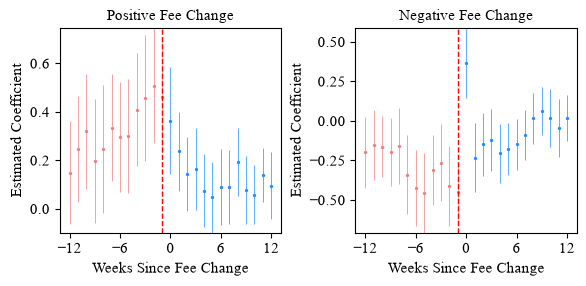
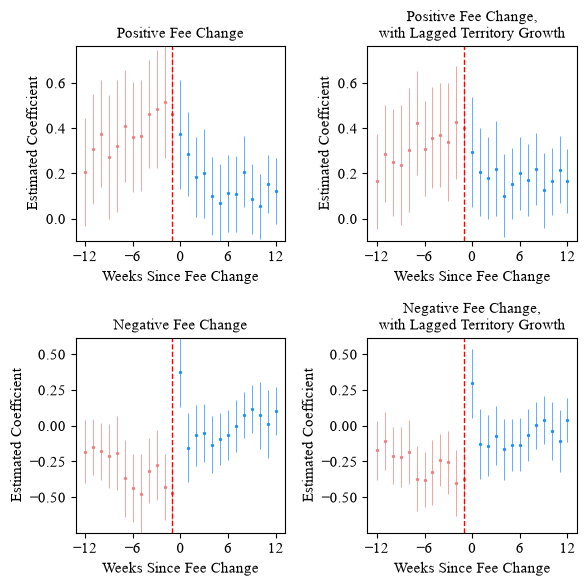
The change to this notebook cell's code, shown as a diff; its figure went from the first image to the second:
--- before
+++ after
@@ -1,8 +1,8 @@
 # Quantity event studies
 
-fig, axes = plt.subplots(1, 2, figsize=(6, 3))
+fig, axes = plt.subplots(2, 2, figsize=(6, 6))
 
 for i, posneg in zip([0,1], ["pos", "neg"]):
-    for j, regname in zip([0,1], ["r3"]):
+    for j, regname in zip([0,1], ["r3", "r4"]):
         coef_names = [f"fee_chg_{posneg}_F{k}" for k in range(12,0,-1)] + ["fee_chg_pos"] + [f"fee_chg_{posneg}_L{k}" for k in range(1,13)]
         y = []
@@ -29,18 +29,20 @@
             yscale_lb = np.min(ylb)
             yscale_ub = np.max(yub)
-        axes[i].scatter(x[x<0], y[x<0], s=2, color='lightcoral')
-        axes[i].errorbar(x[x<0], y[x<0], yerr=[y[x<0] - ylb[x<0], yub[x<0] - y[x<0]], fmt='none', ecolor='lightcoral', elinewidth=0.5)
-        axes[i].scatter(x[x>=0], y[x>=0], s=2, color='dodgerblue')
-        axes[i].errorbar(x[x>=0], y[x>=0], yerr=[y[x>=0] - ylb[x>=0], yub[x>=0] - y[x>=0]], fmt='none', ecolor='dodgerblue', elinewidth=0.5)
-        axes[i].axvline(-1, color="red", linestyle="--", linewidth=1)
-        axes[i].set_ylim(yscale_lb, yscale_ub)
-        axes[i].set_xticks(np.arange(-12, 13, 6))
+        axes[i,j].scatter(x[x<0], y[x<0], s=2, color='lightcoral')
+        axes[i,j].errorbar(x[x<0], y[x<0], yerr=[y[x<0] - ylb[x<0], yub[x<0] - y[x<0]], fmt='none', ecolor='lightcoral', elinewidth=0.5)
+        axes[i,j].scatter(x[x>=0], y[x>=0], s=2, color='dodgerblue')
+        axes[i,j].errorbar(x[x>=0], y[x>=0], yerr=[y[x>=0] - ylb[x>=0], yub[x>=0] - y[x>=0]], fmt='none', ecolor='dodgerblue', elinewidth=0.5)
+        axes[i,j].axvline(-1, color="red", linestyle="--", linewidth=1)
+        axes[i,j].set_ylim(yscale_lb, yscale_ub)
+        axes[i,j].set_xticks(np.arange(-12, 13, 6))
         if i==0:
             title = "Positive Fee Change"
         else:
             title = "Negative Fee Change"
-        axes[i].set_title(title, fontsize=11)
-        axes[i].set_ylabel("Estimated Coefficient")
-        axes[i].set_xlabel("Weeks Since Fee Change")
+        if j==1:
+            title += ",\nwith Lagged Territory Growth"
+        axes[i,j].set_title(title, fontsize=11)
+        axes[i,j].set_ylabel("Estimated Coefficient")
+        axes[i,j].set_xlabel("Weeks Since Fee Change")
 
 #plt.suptitle("Post Quantity Event Study")

Commit: update results